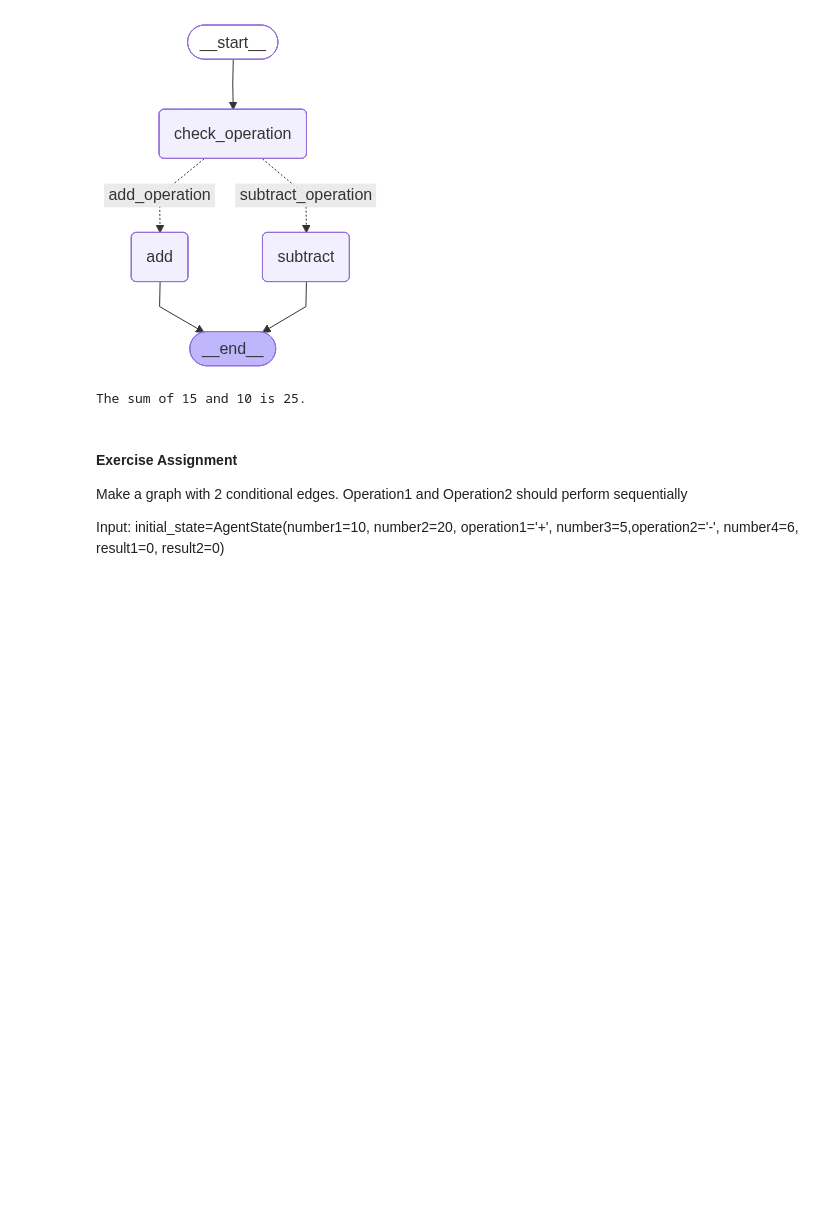
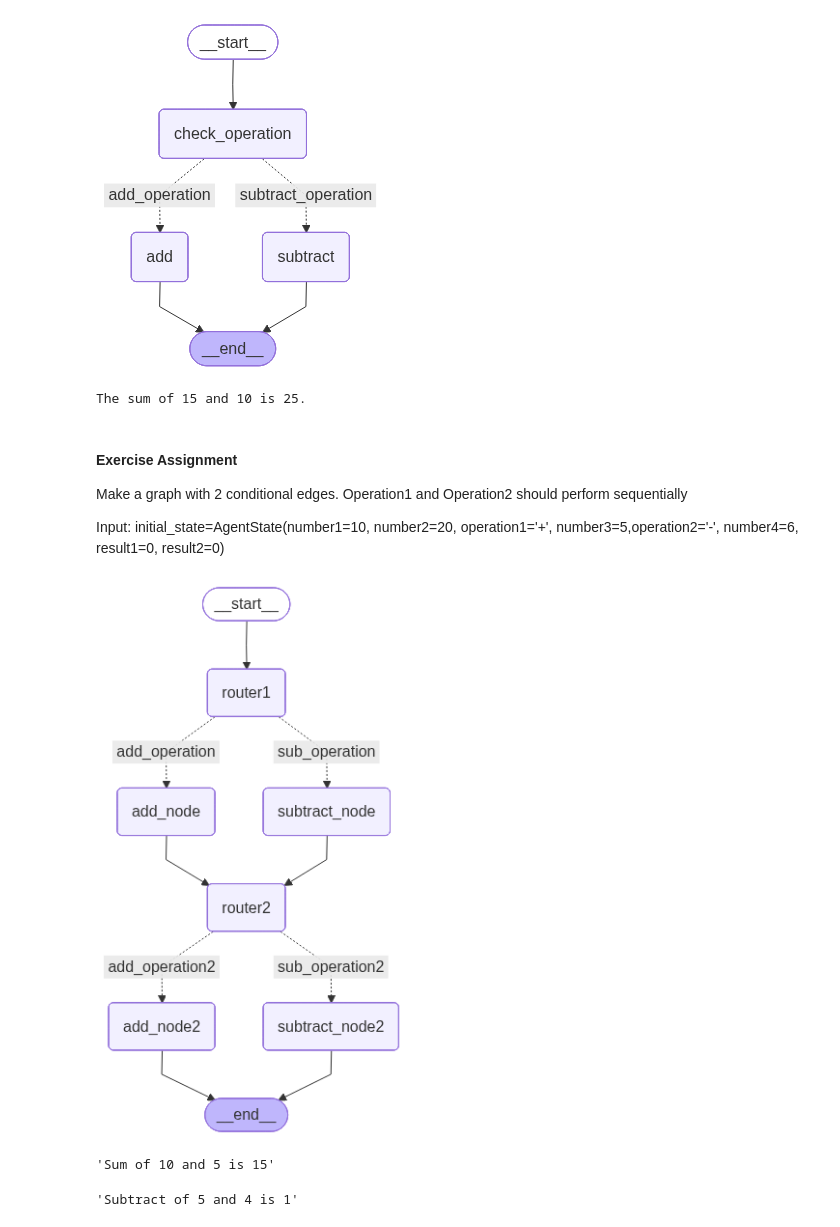
Before and after one commit to LamaBimal/python_langgraph, a Jupyter notebook: src/conditional_node_graph.ipynb, the cells around one changed output. Saved outputs shown, nothing was run; the diff lists cells and outputs as text; code cells hidden in the pictures; blank space fills up the shorter version.

```diff
--- a/src/conditional_node_graph.ipynb
+++ b/src/conditional_node_graph.ipynb
@@ -64,0 +98,62 @@ number3=5,operation2='-', number4=6, result1=0, result2=0)
+# %%
+def add_operation2(state:AgentState)->AgentState:
+    state['result2'] = state['number3']+state['number4']
+    state['response2']=f"Sum of {state['number3']} and {state['number4']} is {state['result2']}"
+    return state
+# %%
+def subtract_operation2(state:AgentState)->AgentState:
+    state['result2']=state['number3']-state['number4']
+    state['response2']=f"Subtract of {state['number3']} and {state['number4']} is {state['result2']}"
+    return state
+# %%
+def check_operation2(state:AgentState)->AgentState:
+    if("add" in state['operation2']):
+        return "add_operation2"
+    elif("sub" in state['operation2']):
+        return "sub_operation2"
+# %%
+graph = StateGraph(AgentState)
+graph.add_edge(START,"router1")
+graph.add_node("router1", lambda state:state)
+graph.add_conditional_edges("router1",check_operation,{
+    'add_operation':"add_node",
+    "sub_operation":"subtract_node"
+})
+graph.add_node("add_node",add_operation1)
+graph.add_node("subtract_node",subtract_operation1)
+
+graph.add_edge("add_node","router2")
+graph.add_edge("subtract_node","router2")
+
+graph.add_node("router2",lambda state:state)
+graph.add_conditional_edges("router2",check_operation2,{
+    "add_operation2":"add_node2",
+    "sub_operation2":"subtract_node2"
+})
+
+graph.add_node("add_node2",add_operation2)
+graph.add_node("subtract_node2",subtract_operation2)
+graph.add_edge("add_node2",END)
+graph.add_edge("subtract_node2",END)
+graph.compile()
+# %% [output]
+[figure, added]
+# %%
+state = AgentState(
+    number1=10,
+    number2=5,
+    operation1='add',
+    number3=5,
+    number4=4,
+    operation2='sub'
+)
+app = graph.compile()
+result = app.invoke(state)
+
+result['response1']
+# %% [output]
+'Sum of 10 and 5 is 15'
+# %%
+result['response2']
+# %% [output]
+'Subtract of 5 and 4 is 1'
```
Also changed, not shown: parts of 5 cells of this notebook.
